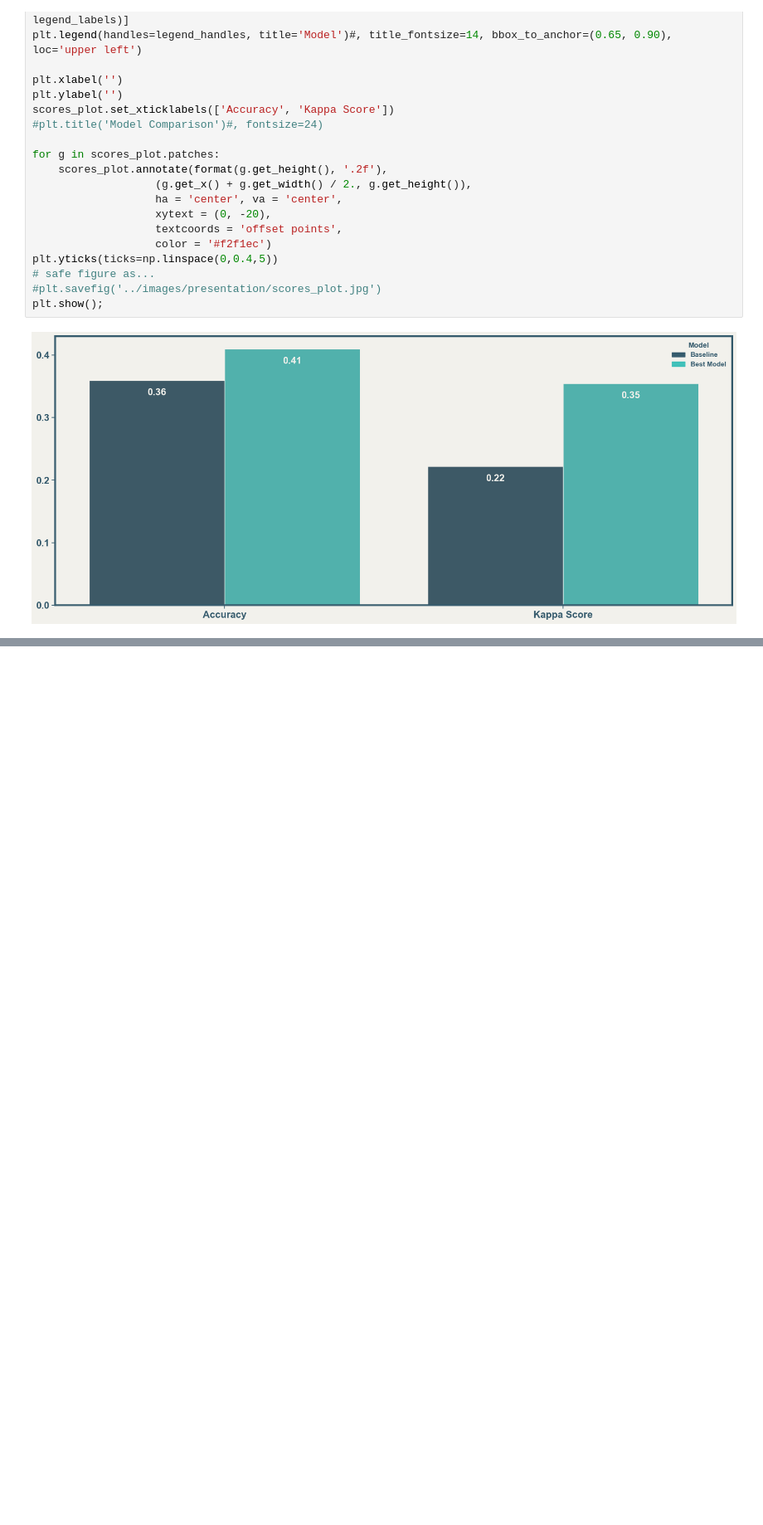
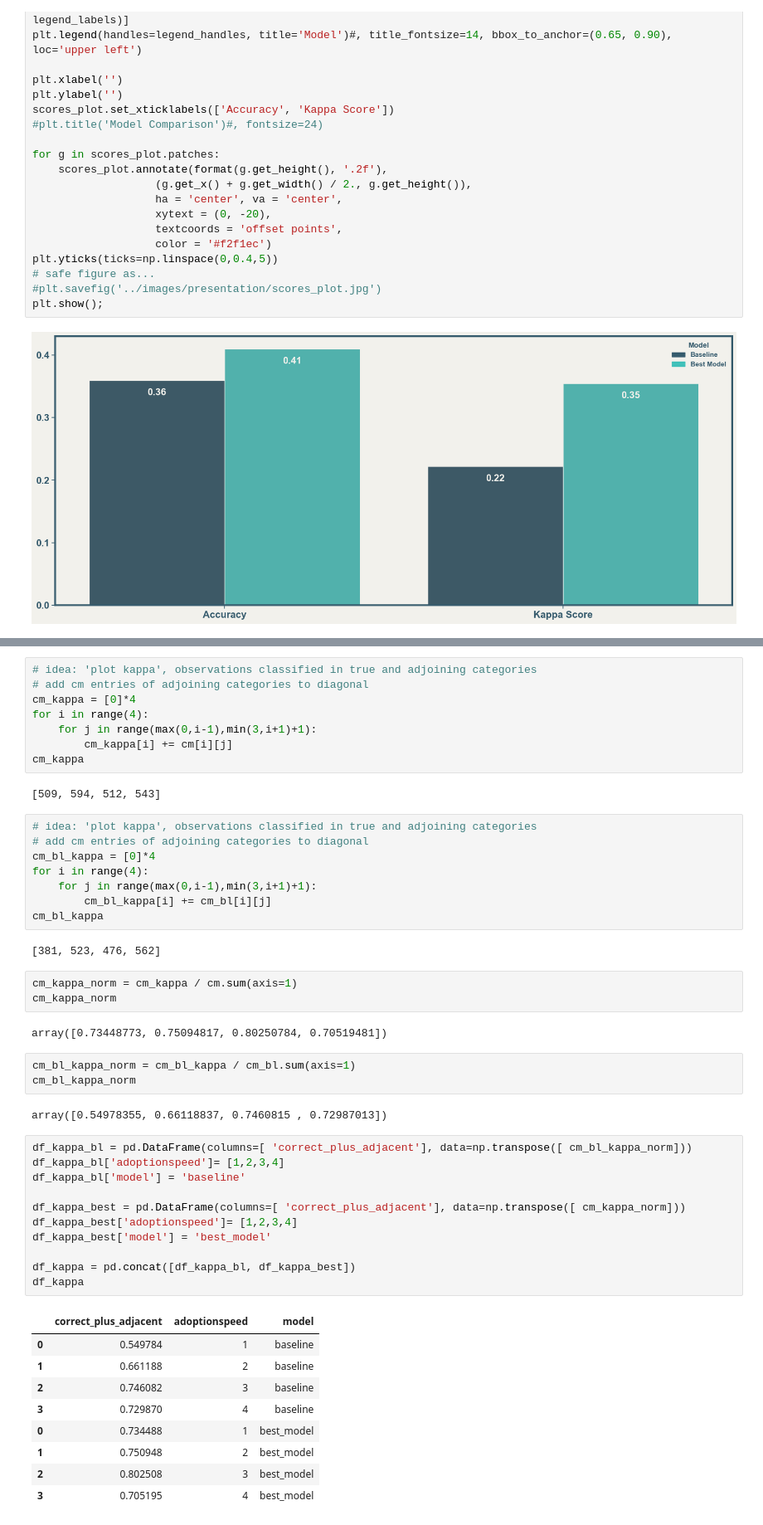
Before and after one commit to LanaCasselmann/ds_capstone_pet_adoptability, a Jupyter notebook: notebooks/model_vis.ipynb, the cells around one changed output, grey strips where cells are left out. Shown: that part at 83% size. Drawn from its saved outputs; the diff is of its cells as text; blank space fills up the shorter version.

```diff
--- a/notebooks/model_vis.ipynb
+++ b/notebooks/model_vis.ipynb
@@ -344,0 +345,51 @@ plt.show();
+# %%
+# idea: 'plot kappa', observations classified in true and adjoining categories
+# add cm entries of adjoining categories to diagonal
+cm_kappa = [0]*4
+for i in range(4):
+    for j in range(max(0,i-1),min(3,i+1)+1):
+        cm_kappa[i] += cm[i][j]
+cm_kappa
+# %% [output]
+[509, 594, 512, 543]
+# %%
+# idea: 'plot kappa', observations classified in true and adjoining categories
+# add cm entries of adjoining categories to diagonal
+cm_bl_kappa = [0]*4
+for i in range(4):
+    for j in range(max(0,i-1),min(3,i+1)+1):
+        cm_bl_kappa[i] += cm_bl[i][j]
+cm_bl_kappa
+# %% [output]
+[381, 523, 476, 562]
+# %%
+cm_kappa_norm = cm_kappa / cm.sum(axis=1)
+cm_kappa_norm
+# %% [output]
+array([0.73448773, 0.75094817, 0.80250784, 0.70519481])
+# %%
+cm_bl_kappa_norm = cm_bl_kappa / cm_bl.sum(axis=1)
+cm_bl_kappa_norm
+# %% [output]
+array([0.54978355, 0.66118837, 0.7460815 , 0.72987013])
+# %%
+df_kappa_bl = pd.DataFrame(columns=[ 'correct_plus_adjacent'], data=np.transpose([ cm_bl_kappa_norm]))
+df_kappa_bl['adoptionspeed']= [1,2,3,4]
+df_kappa_bl['model'] = 'baseline'
+
+df_kappa_best = pd.DataFrame(columns=[ 'correct_plus_adjacent'], data=np.transpose([ cm_kappa_norm]))
+df_kappa_best['adoptionspeed']= [1,2,3,4]
+df_kappa_best['model'] = 'best_model'
+
+df_kappa = pd.concat([df_kappa_bl, df_kappa_best])
+df_kappa
+# %% [output]
+|  | correct_plus_adjacent | adoptionspeed | model |
+| 0 | 0.549784 | 1 | baseline |
+| 1 | 0.661188 | 2 | baseline |
+| 2 | 0.746082 | 3 | baseline |
+| 3 | 0.729870 | 4 | baseline |
+| 0 | 0.734488 | 1 | best_model |
+| 1 | 0.750948 | 2 | best_model |
+| 2 | 0.802508 | 3 | best_model |
+| 3 | 0.705195 | 4 | best_model |
```
Also changed, not shown: parts of 14 cells of this notebook.
